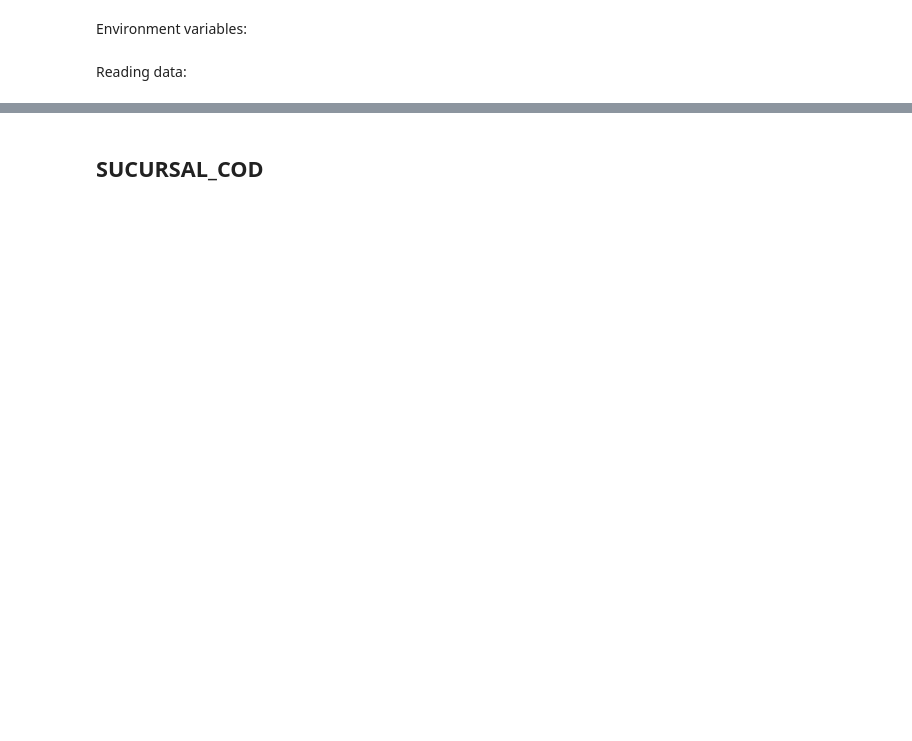
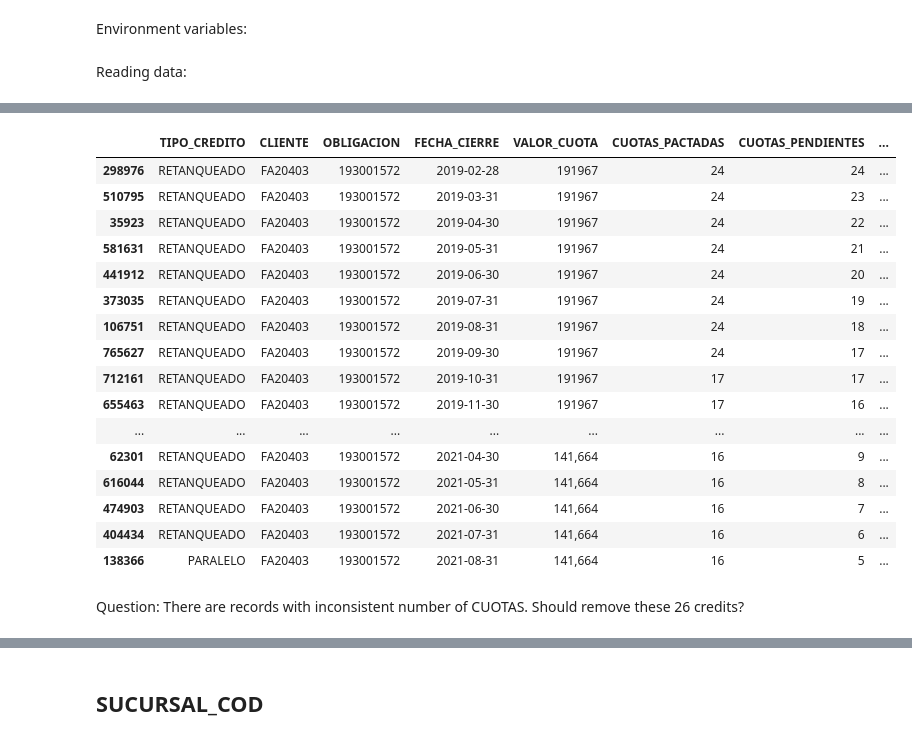
Before and after one commit to hdt94/ds4a-project, a Jupyter notebook: analytics/cleaning/cleaning_cartera.ipynb, the cells around one changed output, grey strips where cells are left out. Drawn from its saved outputs; the diff is of its cells as text; code cells hidden in the pictures; blank space fills up the shorter version.

```diff
--- a/analytics/cleaning/cleaning_cartera.ipynb
+++ b/analytics/cleaning/cleaning_cartera.ipynb
@@ -63,0 +490,16 @@ df.head()
+# %%
+ind_dates = df['FECHA_ULT_PAGO'].str.match(r'^\d{1,2}/\d{1,2}/\d{4}$').fillna(False)
+ind_na = df['FECHA_ULT_PAGO'].isna()
+ind_numeric = df['FECHA_ULT_PAGO'].str.match(r'^\d+$').fillna(False)
+
+count_dates = ind_dates.sum()
+count_na = ind_na.sum()
+count_numeric = ind_numeric.sum()
+
+{
+    "total_records": df.shape[0],
+    "sum_counts": count_dates + count_numeric + count_na,
+    "count_dates": count_dates,
+    "count_na": count_na,
+    "count_numeric": count_numeric,
+}
@@ -63,0 +529,2 @@ df.head()
+# %%
+df.loc[ind_numeric, 'FECHA_ULT_PAGO'] = np.nan
@@ -63,0 +840,22 @@ df.head()
+# %%
+df[interest_cols].query('OBLIGACION == 193001572')
+# %% [output]
+|  | TIPO_CREDITO | CLIENTE | OBLIGACION | FECHA_CIERRE | VALOR_CUOTA | CUOTAS_PACTADAS | CUOTAS_PENDIENTES | ... |
+| 298976 | RETANQUEADO | FA20403 | 193001572 | 2019-02-28 | 191967 | 24 | 24 | ... |
+| 510795 | RETANQUEADO | FA20403 | 193001572 | 2019-03-31 | 191967 | 24 | 23 | ... |
+| 35923 | RETANQUEADO | FA20403 | 193001572 | 2019-04-30 | 191967 | 24 | 22 | ... |
+| 581631 | RETANQUEADO | FA20403 | 193001572 | 2019-05-31 | 191967 | 24 | 21 | ... |
+| 441912 | RETANQUEADO | FA20403 | 193001572 | 2019-06-30 | 191967 | 24 | 20 | ... |
+| 373035 | RETANQUEADO | FA20403 | 193001572 | 2019-07-31 | 191967 | 24 | 19 | ... |
+| 106751 | RETANQUEADO | FA20403 | 193001572 | 2019-08-31 | 191967 | 24 | 18 | ... |
+| 765627 | RETANQUEADO | FA20403 | 193001572 | 2019-09-30 | 191967 | 24 | 17 | ... |
+| 712161 | RETANQUEADO | FA20403 | 193001572 | 2019-10-31 | 191967 | 17 | 17 | ... |
+| 655463 | RETANQUEADO | FA20403 | 193001572 | 2019-11-30 | 191967 | 17 | 16 | ... |
+| ... | ... | ... | ... | ... | ... | ... | ... | ... |
+| 62301 | RETANQUEADO | FA20403 | 193001572 | 2021-04-30 | 141,664 | 16 | 9 | ... |
+| 616044 | RETANQUEADO | FA20403 | 193001572 | 2021-05-31 | 141,664 | 16 | 8 | ... |
+| 474903 | RETANQUEADO | FA20403 | 193001572 | 2021-06-30 | 141,664 | 16 | 7 | ... |
+| 404434 | RETANQUEADO | FA20403 | 193001572 | 2021-07-31 | 141,664 | 16 | 6 | ... |
+| 138366 | PARALELO | FA20403 | 193001572 | 2021-08-31 | 141,664 | 16 | 5 | ... |
+# %% [markdown]
+Question: There are records with inconsistent number of CUOTAS. Should remove these 26 credits?
```
Also changed, not shown: parts of 165 cells of this notebook.
